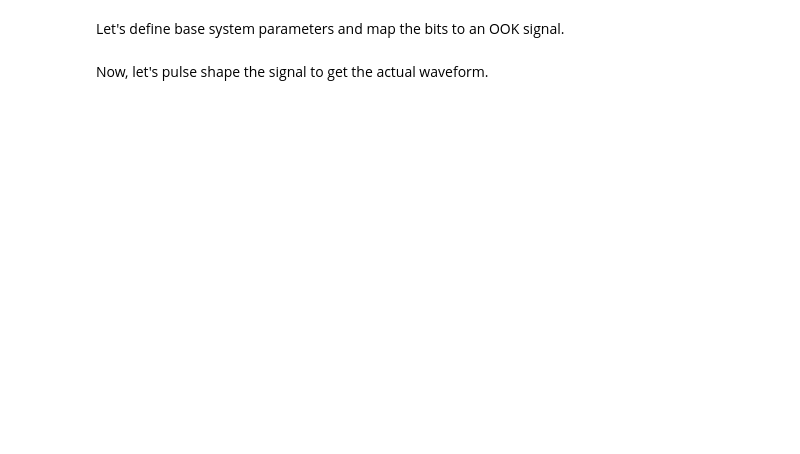
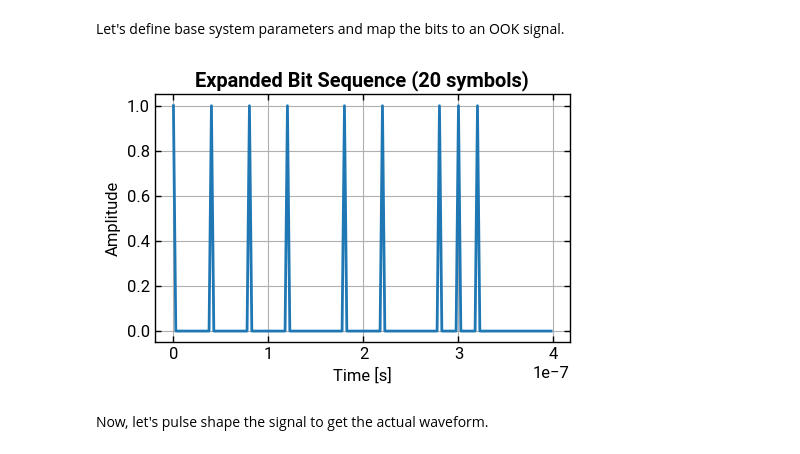
Before and after one commit to lokgar/commstools, a Jupyter notebook: examples/00-basics.ipynb, the cells around one changed output. Cells and saved outputs as stored; diff of their text form; code cells hidden in the pictures; blank space fills up the shorter version.

```diff
--- a/examples/00-basics.ipynb
+++ b/examples/00-basics.ipynb
@@ -18,7 +18,7 @@ set_backend("jax")
 Let's start with generating a bit sequence which will represent the data we want to transmit.
 # %%
 # Generate a Pseudo-Random Binary Sequence (PRBS)
-bits = prbs(length=2**21, order=31, seed=0x30F1CA55)
+bits = prbs(length=2**22, order=31, seed=0x30F1CA55)
 
 print("First Generated 20 bits:", bits[:20])
 print("Mean value: ", bits.mean())
@@ -30,15 +30,17 @@ Let's define base system parameters and map the bits to an OOK signal.
 # %%
 # Define system parameters
 symbol_rate = 50e6
 sampling_rate = 400e6
 sps = int(sampling_rate / symbol_rate)
-rrc_rolloff = 0.7
+rrc_rolloff = 0.1
 
 sig_impulse = ook(bits, sampling_rate=sampling_rate, sps=sps, pulse_shape="none")
 
-# sig_impulse.plot_signal(
-#     num_symbols=20, show=True, title="Expanded Bit Sequence (20 symbols)"
-# )
+sig_impulse.plot_signal(
+    num_symbols=20, show=True, title="Expanded Bit Sequence (20 symbols)"
+)
+# %% [output]
+[figure, added]
 # %% [markdown]
 Now, let's pulse shape the signal to get the actual waveform.
 # %%
```
Also changed, not shown: parts of 11 cells of this notebook, 21 other files.
